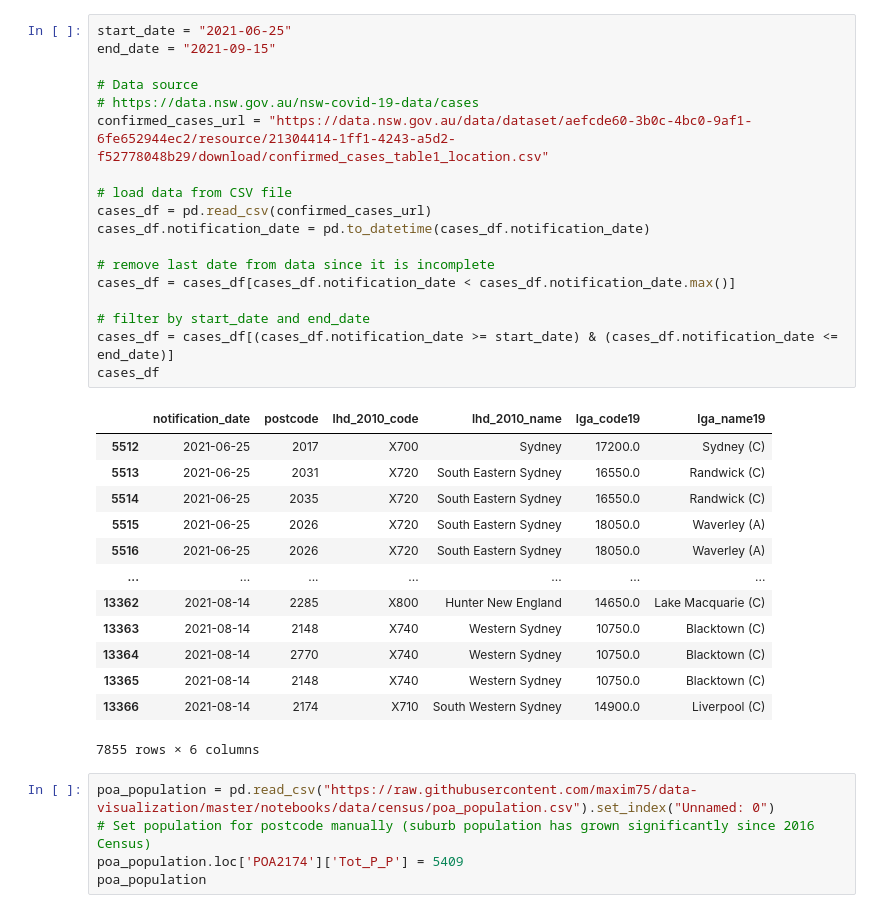
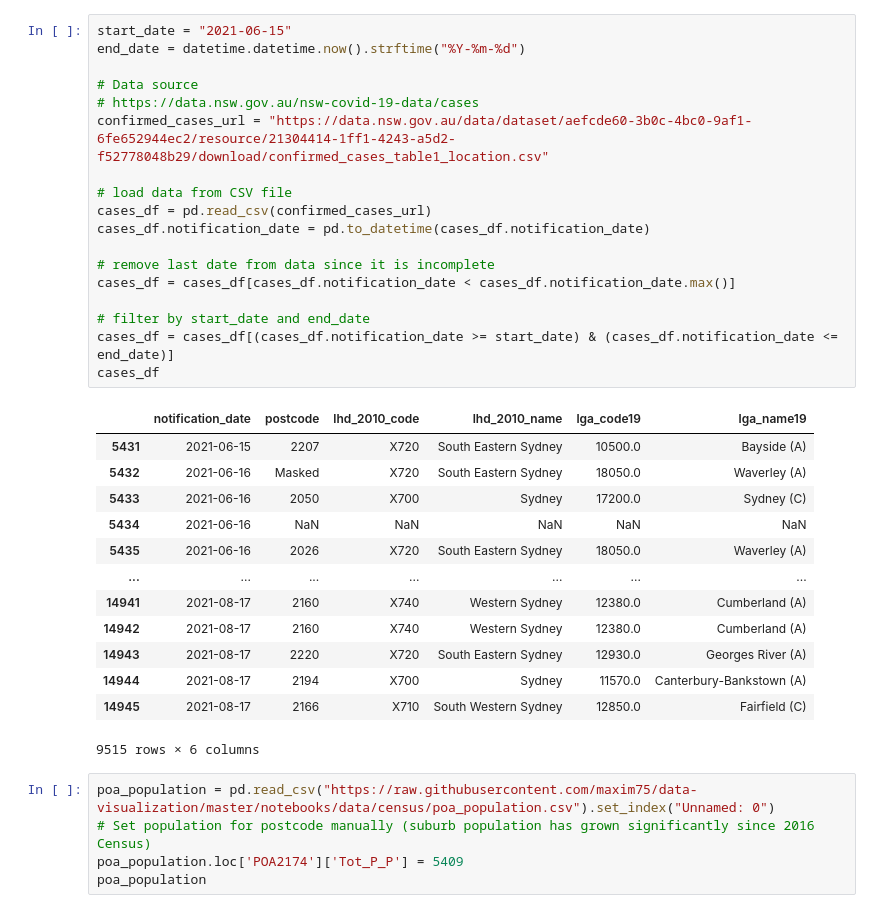
Before and after one commit to maxim75/data-visualization, a Jupyter notebook: notebooks/COVID_data_2.ipynb, the cells around one changed output. Saved outputs shown, nothing was run; the diff lists cells and outputs as text.

```diff
--- a/notebooks/COVID_data_2.ipynb
+++ b/notebooks/COVID_data_2.ipynb
@@ -13,35 +39,35 @@ import contextily as ctx
 # %%
-start_date = "2021-06-25"
-end_date = "2021-09-15"
+start_date = "2021-06-15"
+end_date = datetime.datetime.now().strftime("%Y-%m-%d")
 
 # Data source
 # https://data.nsw.gov.au/nsw-covid-19-data/cases
 confirmed_cases_url = "https://data.nsw.gov.au/data/dataset/aefcde60-3b0c-4bc0-9af1-6fe652944ec2/resource/21304414-1ff1-4243-a5d2-f52778048b29/download/confirmed_cases_table1_location.csv"
 
 # load data from CSV file
 cases_df = pd.read_csv(confirmed_cases_url)
 cases_df.notification_date = pd.to_datetime(cases_df.notification_date)
 
 # remove last date from data since it is incomplete
 cases_df = cases_df[cases_df.notification_date < cases_df.notification_date.max()]
 
 # filter by start_date and end_date
 cases_df = cases_df[(cases_df.notification_date >= start_date) & (cases_df.notification_date <= end_date)]
 cases_df
 # %% [output]
 |  | notification_date | postcode | lhd_2010_code | lhd_2010_name | lga_code19 | lga_name19 |
-| 5512 | 2021-06-25 | 2017 | X700 | Sydney | 17200.0 | Sydney (C) |
-| 5513 | 2021-06-25 | 2031 | X720 | South Eastern Sydney | 16550.0 | Randwick (C) |
-| 5514 | 2021-06-25 | 2035 | X720 | South Eastern Sydney | 16550.0 | Randwick (C) |
-| 5515 | 2021-06-25 | 2026 | X720 | South Eastern Sydney | 18050.0 | Waverley (A) |
-| 5516 | 2021-06-25 | 2026 | X720 | South Eastern Sydney | 18050.0 | Waverley (A) |
+| 5431 | 2021-06-15 | 2207 | X720 | South Eastern Sydney | 10500.0 | Bayside (A) |
+| 5432 | 2021-06-16 | Masked | X720 | South Eastern Sydney | 18050.0 | Waverley (A) |
+| 5433 | 2021-06-16 | 2050 | X700 | Sydney | 17200.0 | Sydney (C) |
+| 5434 | 2021-06-16 | NaN | NaN | NaN | NaN | NaN |
+| 5435 | 2021-06-16 | 2026 | X720 | South Eastern Sydney | 18050.0 | Waverley (A) |
 | ... | ... | ... | ... | ... | ... | ... |
-| 13362 | 2021-08-14 | 2285 | X800 | Hunter New England | 14650.0 | Lake Macquarie (C) |
-| 13363 | 2021-08-14 | 2148 | X740 | Western Sydney | 10750.0 | Blacktown (C) |
-| 13364 | 2021-08-14 | 2770 | X740 | Western Sydney | 10750.0 | Blacktown (C) |
-| 13365 | 2021-08-14 | 2148 | X740 | Western Sydney | 10750.0 | Blacktown (C) |
-| 13366 | 2021-08-14 | 2174 | X710 | South Western Sydney | 14900.0 | Liverpool (C) |
+| 14941 | 2021-08-17 | 2160 | X740 | Western Sydney | 12380.0 | Cumberland (A) |
+| 14942 | 2021-08-17 | 2160 | X740 | Western Sydney | 12380.0 | Cumberland (A) |
+| 14943 | 2021-08-17 | 2220 | X720 | South Eastern Sydney | 12930.0 | Georges River (A) |
+| 14944 | 2021-08-17 | 2194 | X700 | Sydney | 11570.0 | Canterbury-Bankstown (A) |
+| 14945 | 2021-08-17 | 2166 | X710 | South Western Sydney | 12850.0 | Fairfield (C) |
-7855 rows × 6 columns
+9515 rows × 6 columns
 # %%
 poa_population = pd.read_csv("https://raw.githubusercontent.com/maxim75/data-visualization/master/notebooks/data/census/poa_population.csv").set_index("Unnamed: 0")
 # Set population for postcode manually (suburb population has grown significantly since 2016 Census)
```
Also changed, not shown: parts of 14 cells of this notebook, 1 other file.
